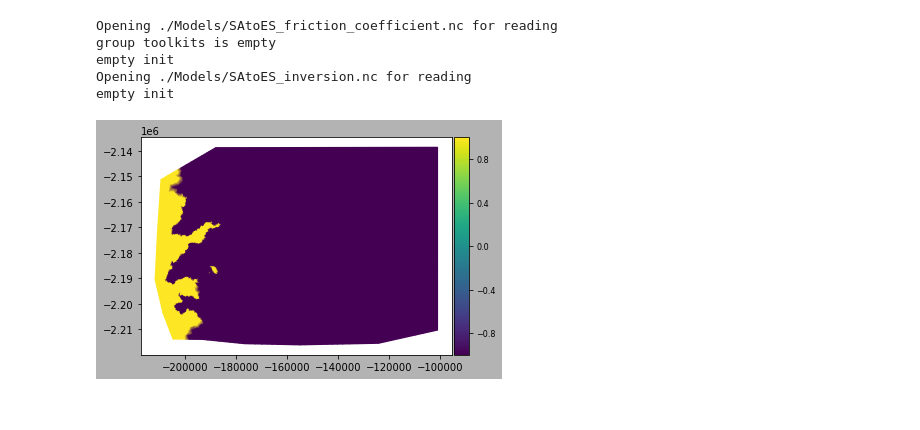
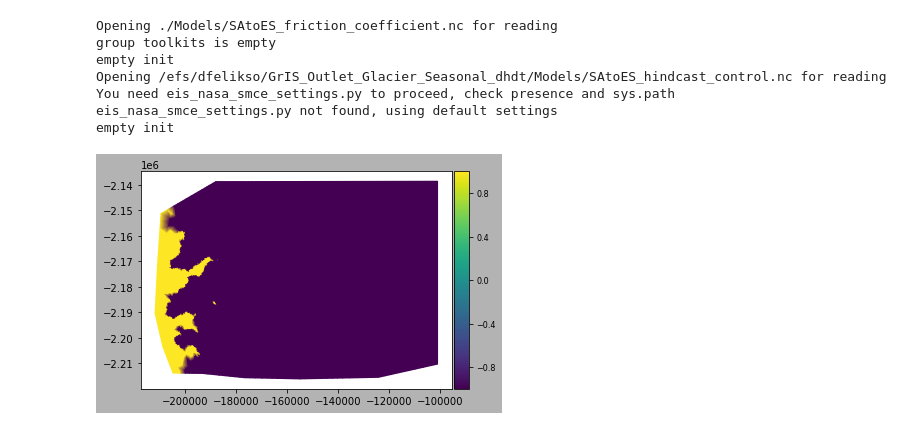
Before and after one commit to dfelikson/GrIS_Outlet_Glacier_Seasonal_dhdt, a Jupyter notebook: hindcast_EN4_RACMO_baseline.ipynb, the cells around one changed output. Saved outputs shown, nothing was run; the diff lists cells and outputs as text; code cells hidden in the pictures.

```diff
--- a/hindcast_EN4_RACMO_baseline.ipynb
+++ b/hindcast_EN4_RACMO_baseline.ipynb
@@ -30,27 +33,30 @@ start_year  = 1985.
 # %%
 # Load a separate model to extract the friction coefficient and rheology
 md_friction = loadmodel("./Models/SAtoES_friction_coefficient.nc")
 friction_coefficient = md_friction.results.StressbalanceSolution.FrictionCoefficient
 rheology_B = md_friction.materials.rheology_B
 md_friction = None
 
 # Load the original model
-md = loadmodel("./Models/SAtoES_inversion.nc")
+#md = loadmodel("./Models/SAtoES_inversion.nc")
+md = loadmodel("/efs/dfelikso/GrIS_Outlet_Glacier_Seasonal_dhdt/Models/SAtoES_hindcast_control.nc")
 md.friction.coefficient = friction_coefficient
 md.materials.rheology_B = rheology_B
 
 md.levelset.spclevelset = np.nan * np.ones((md.mesh.numberofvertices))
 pos = md.mesh.vertexonboundary == 1
 #pos = np.where(md.mesh.vertexonboundary)
 md.levelset.spclevelset[pos] = md.mask.ice_levelset[pos]
 md.levelset.migration_max = 1e10
 plotmodel(md, 'data', md.mask.ice_levelset)
 # %% [output]
 Opening ./Models/SAtoES_friction_coefficient.nc for reading
 group toolkits is empty
 empty init
-Opening ./Models/SAtoES_inversion.nc for reading
+Opening /efs/dfelikso/GrIS_Outlet_Glacier_Seasonal_dhdt/Models/SAtoES_hindcast_control.nc for reading
+You need eis_nasa_smce_settings.py to proceed, check presence and sys.path
+eis_nasa_smce_settings.py not found, using default settings
 empty init
-[figure, old version]
+[figure, new version]
 # %%
 ## Relaxation
```
Also changed, not shown: parts of 13 cells of this notebook.
